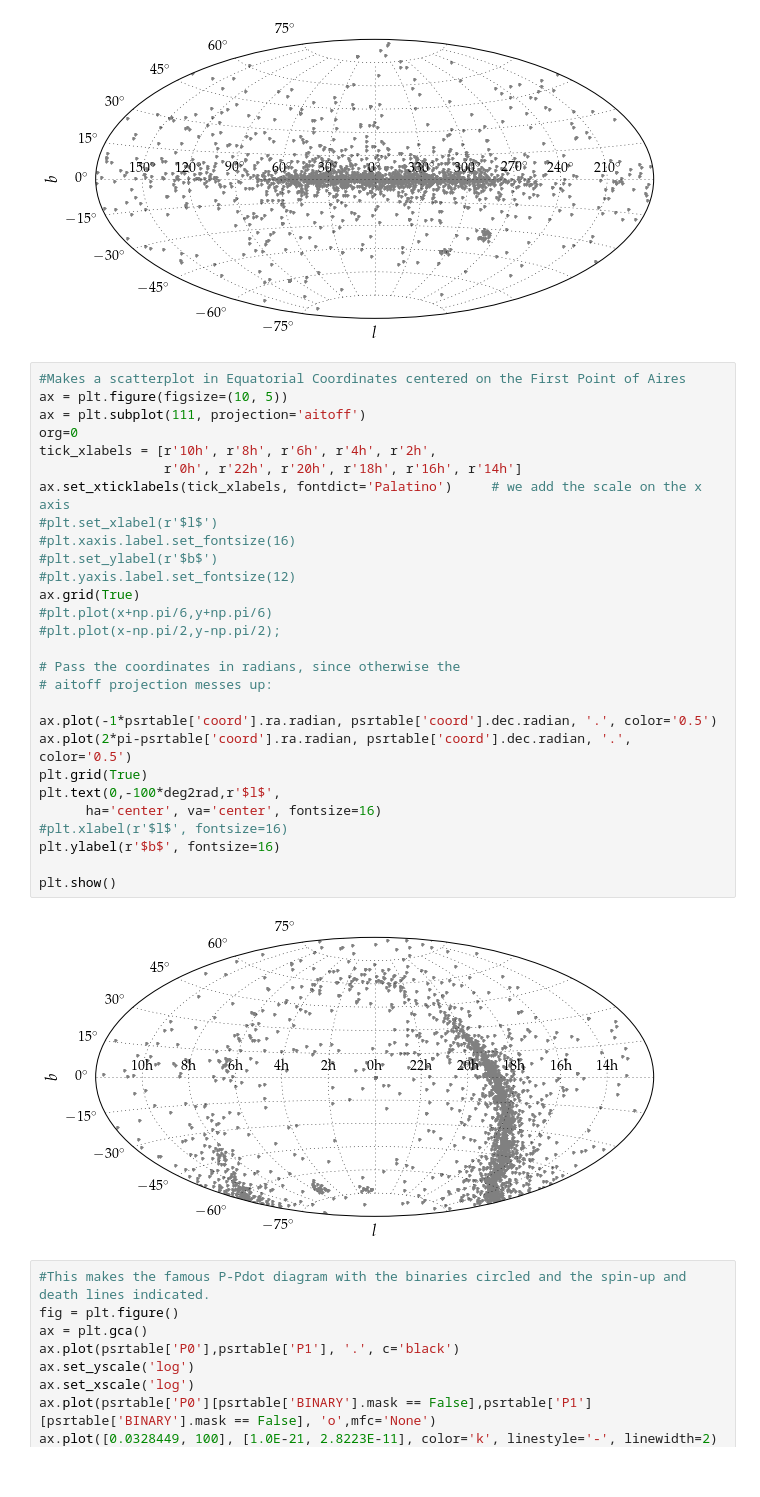
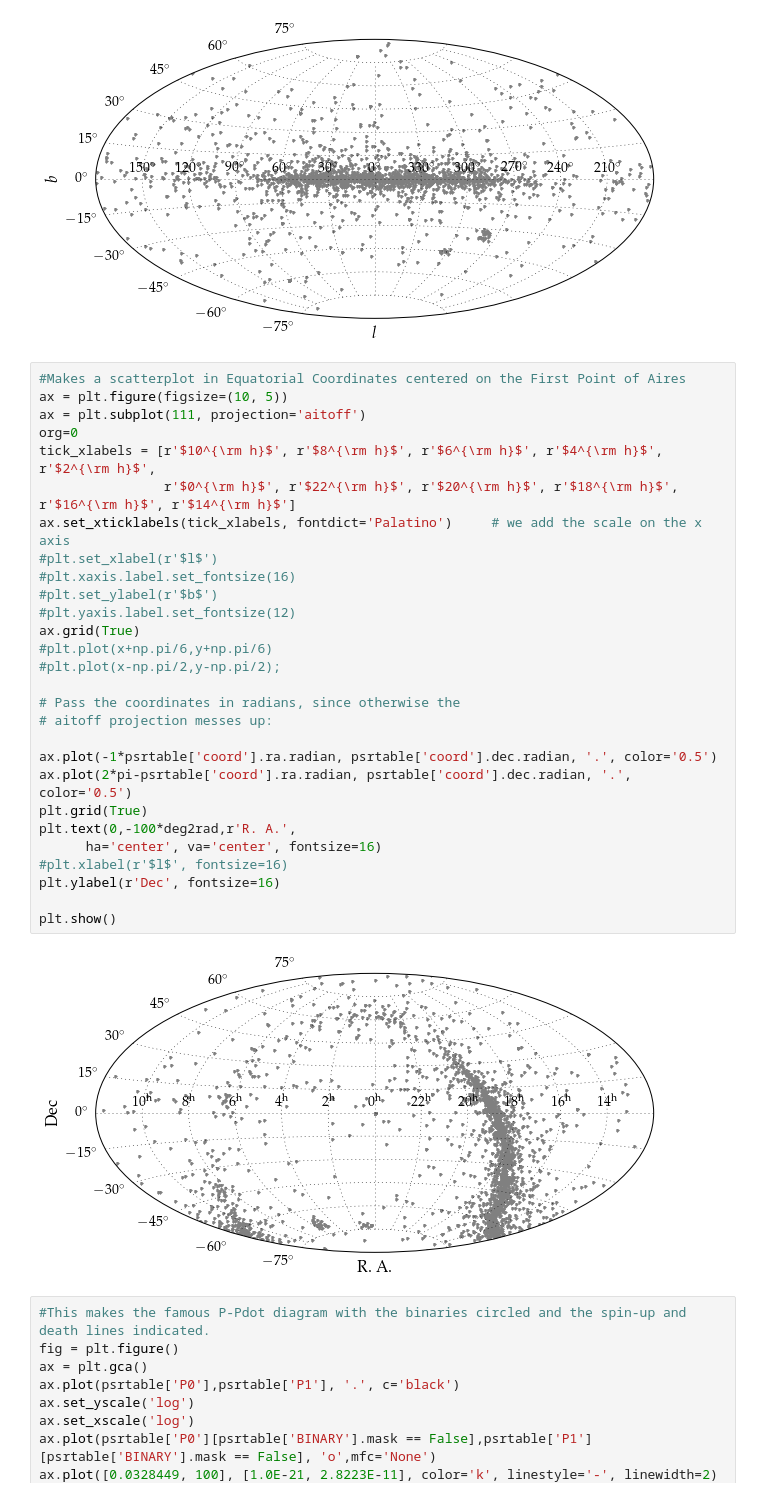
Before and after one commit to astrophysically/ATNF-Pulsar-Cat, a Jupyter notebook: ATNF.ipynb, the cells around one changed output. Saved outputs shown, nothing was run; the diff lists cells and outputs as text.

```diff
--- a/ATNF.ipynb
+++ b/ATNF.ipynb
@@ -200,33 +200,33 @@ plt.show()
 # %%
 #Makes a scatterplot in Equatorial Coordinates centered on the First Point of Aires
 ax = plt.figure(figsize=(10, 5))
 ax = plt.subplot(111, projection='aitoff')
 org=0
-tick_xlabels = [r'10h', r'8h', r'6h', r'4h', r'2h',
-                r'0h', r'22h', r'20h', r'18h', r'16h', r'14h']
+tick_xlabels = [r'$10^{\rm h}$', r'$8^{\rm h}$', r'$6^{\rm h}$', r'$4^{\rm h}$', r'$2^{\rm h}$',
+                r'$0^{\rm h}$', r'$22^{\rm h}$', r'$20^{\rm h}$', r'$18^{\rm h}$', r'$16^{\rm h}$', r'$14^{\rm h}$']
 ax.set_xticklabels(tick_xlabels, fontdict='Palatino')     # we add the scale on the x axis
 #plt.set_xlabel(r'$l$')
 #plt.xaxis.label.set_fontsize(16)
 #plt.set_ylabel(r'$b$')
 #plt.yaxis.label.set_fontsize(12)
 ax.grid(True)
 #plt.plot(x+np.pi/6,y+np.pi/6)
 #plt.plot(x-np.pi/2,y-np.pi/2);
 
 # Pass the coordinates in radians, since otherwise the
 # aitoff projection messes up:
 
 ax.plot(-1*psrtable['coord'].ra.radian, psrtable['coord'].dec.radian, '.', color='0.5')
 ax.plot(2*pi-psrtable['coord'].ra.radian, psrtable['coord'].dec.radian, '.', color='0.5')
 plt.grid(True)
-plt.text(0,-100*deg2rad,r'$l$',
+plt.text(0,-100*deg2rad,r'R. A.',
       ha='center', va='center', fontsize=16)
 #plt.xlabel(r'$l$', fontsize=16)
-plt.ylabel(r'$b$', fontsize=16)
+plt.ylabel(r'Dec', fontsize=16)
 
 plt.show()
 # %% [output]
-[figure, old version]
+[figure, new version]
 # %%
 #This makes the famous P-Pdot diagram with the binaries circled and the spin-up and death lines indicated.
 fig = plt.figure()
```
